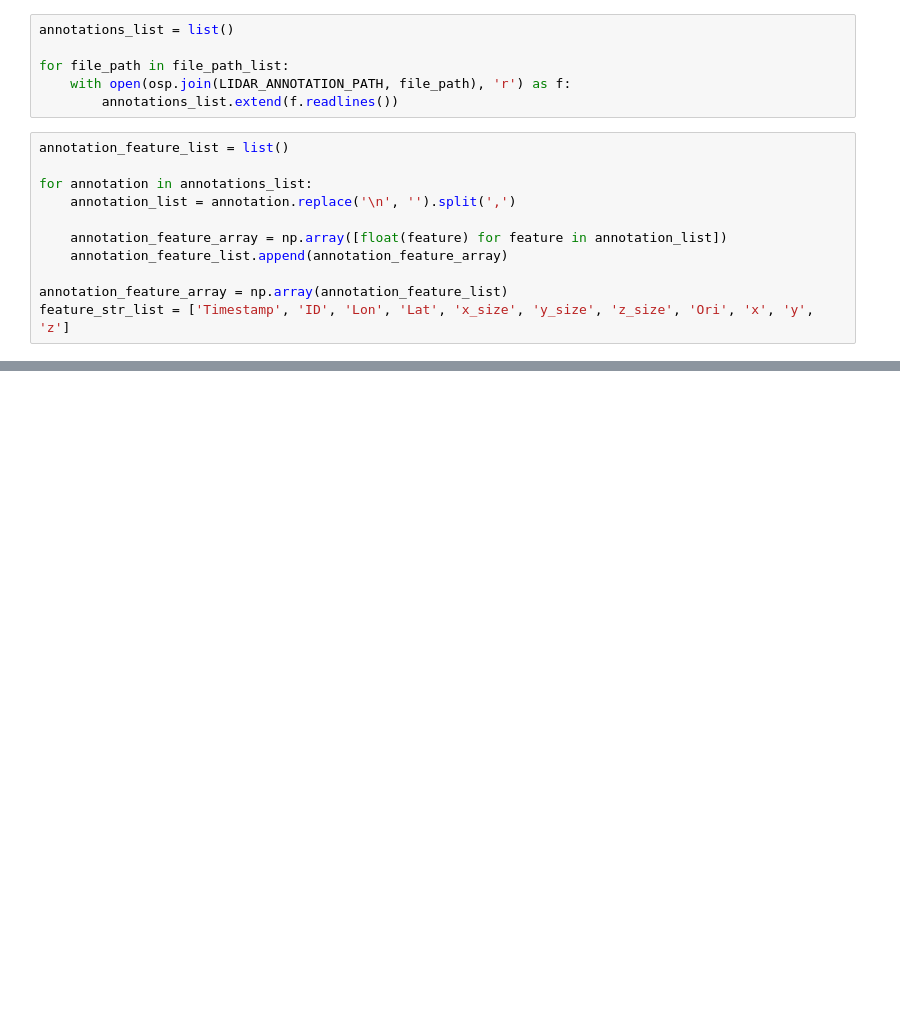
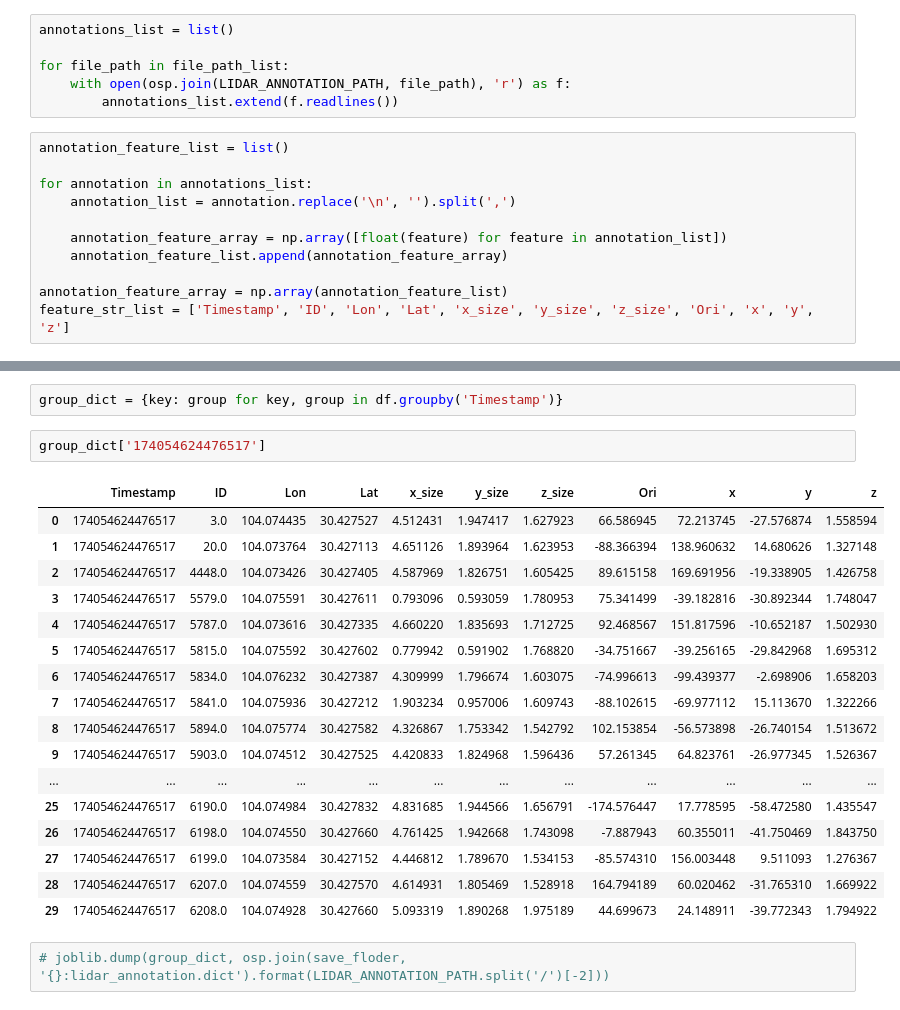
Before and after one commit to Austin2wwzx/VR-Fusion, a Jupyter notebook: utils/lidar_preprocess/lidar_annotation.ipynb, the cells around one changed output, grey strips where cells are left out. Drawn from its saved outputs; the diff is of its cells as text; blank space fills up the shorter version.

```diff
--- a/utils/lidar_preprocess/lidar_annotation.ipynb
+++ b/utils/lidar_preprocess/lidar_annotation.ipynb
@@ -57,0 +55,24 @@ list(df['ID'].value_counts().keys())
+# %%
+group_dict = {key: group for key, group in df.groupby('Timestamp')}
+# %%
+group_dict['174054624476517']
+# %% [output]
+|  | Timestamp | ID | Lon | Lat | x_size | y_size | z_size | Ori | x | y | z |
+| 0 | 174054624476517 | 3.0 | 104.074435 | 30.427527 | 4.512431 | 1.947417 | 1.627923 | 66.586945 | 72.213745 | -27.576874 | 1.558594 |
+| 1 | 174054624476517 | 20.0 | 104.073764 | 30.427113 | 4.651126 | 1.893964 | 1.623953 | -88.366394 | 138.960632 | 14.680626 | 1.327148 |
+| 2 | 174054624476517 | 4448.0 | 104.073426 | 30.427405 | 4.587969 | 1.826751 | 1.605425 | 89.615158 | 169.691956 | -19.338905 | 1.426758 |
+| 3 | 174054624476517 | 5579.0 | 104.075591 | 30.427611 | 0.793096 | 0.593059 | 1.780953 | 75.341499 | -39.182816 | -30.892344 | 1.748047 |
+| 4 | 174054624476517 | 5787.0 | 104.073616 | 30.427335 | 4.660220 | 1.835693 | 1.712725 | 92.468567 | 151.817596 | -10.652187 | 1.502930 |
+| 5 | 174054624476517 | 5815.0 | 104.075592 | 30.427602 | 0.779942 | 0.591902 | 1.768820 | -34.751667 | -39.256165 | -29.842968 | 1.695312 |
+| 6 | 174054624476517 | 5834.0 | 104.076232 | 30.427387 | 4.309999 | 1.796674 | 1.603075 | -74.996613 | -99.439377 | -2.698906 | 1.658203 |
+| 7 | 174054624476517 | 5841.0 | 104.075936 | 30.427212 | 1.903234 | 0.957006 | 1.609743 | -88.102615 | -69.977112 | 15.113670 | 1.322266 |
+| 8 | 174054624476517 | 5894.0 | 104.075774 | 30.427582 | 4.326867 | 1.753342 | 1.542792 | 102.153854 | -56.573898 | -26.740154 | 1.513672 |
+| 9 | 174054624476517 | 5903.0 | 104.074512 | 30.427525 | 4.420833 | 1.824968 | 1.596436 | 57.261345 | 64.823761 | -26.977345 | 1.526367 |
+| ... | ... | ... | ... | ... | ... | ... | ... | ... | ... | ... | ... |
+| 25 | 174054624476517 | 6190.0 | 104.074984 | 30.427832 | 4.831685 | 1.944566 | 1.656791 | -174.576447 | 17.778595 | -58.472580 | 1.435547 |
+| 26 | 174054624476517 | 6198.0 | 104.074550 | 30.427660 | 4.761425 | 1.942668 | 1.743098 | -7.887943 | 60.355011 | -41.750469 | 1.843750 |
+| 27 | 174054624476517 | 6199.0 | 104.073584 | 30.427152 | 4.446812 | 1.789670 | 1.534153 | -85.574310 | 156.003448 | 9.511093 | 1.276367 |
+| 28 | 174054624476517 | 6207.0 | 104.074559 | 30.427570 | 4.614931 | 1.805469 | 1.528918 | 164.794189 | 60.020462 | -31.765310 | 1.669922 |
+| 29 | 174054624476517 | 6208.0 | 104.074928 | 30.427660 | 5.093319 | 1.890268 | 1.975189 | 44.699673 | 24.148911 | -39.772343 | 1.794922 |
+# %%
+# joblib.dump(group_dict, osp.join(save_floder, '{}:lidar_annotation.dict').format(LIDAR_ANNOTATION_PATH.split('/')[-2]))
```
Also changed, not shown: parts of 5 cells of this notebook, 2 other files.
